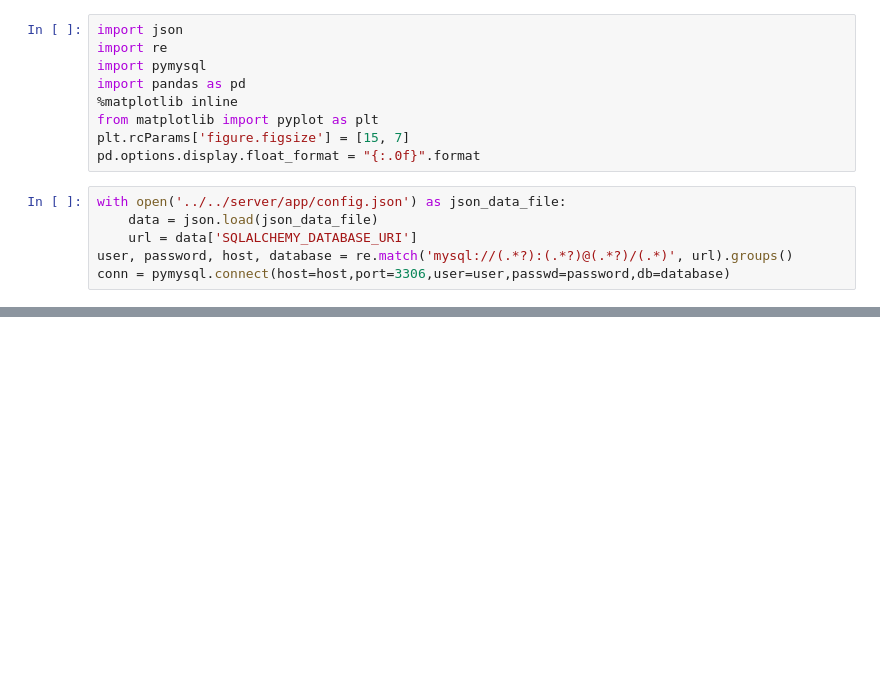
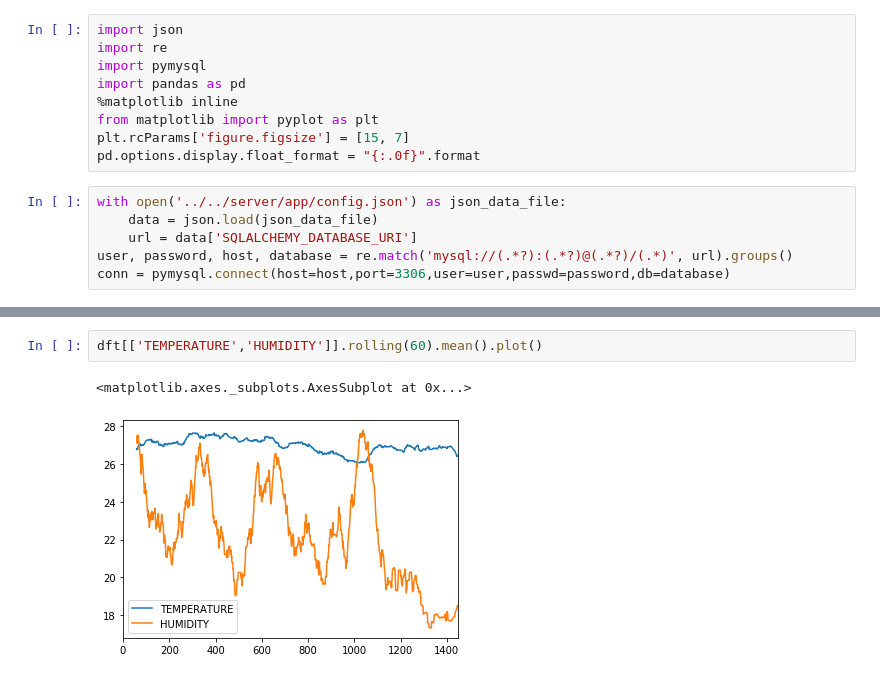
Before and after one commit to mygs/babilonia, a Jupyter notebook: research/terrace/osasco.ipynb, the cells around one changed output, grey strips where cells are left out. Drawn from its saved outputs; the diff is of its cells as text; blank space fills up the shorter version.

```diff
--- a/research/terrace/osasco.ipynb
+++ b/research/terrace/osasco.ipynb
@@ -54,0 +91,5 @@ df[['MUX0','MUX1','MUX2','MUX3','MUX4','MUX5','MUX6','MUX7']].rolling(2).mean().
+# %%
+dft[['TEMPERATURE','HUMIDITY']].rolling(60).mean().plot()
+# %% [output]
+<matplotlib.axes._subplots.AxesSubplot at 0x...>
+[figure, added]
```
Also changed, not shown: parts of 7 cells of this notebook.
